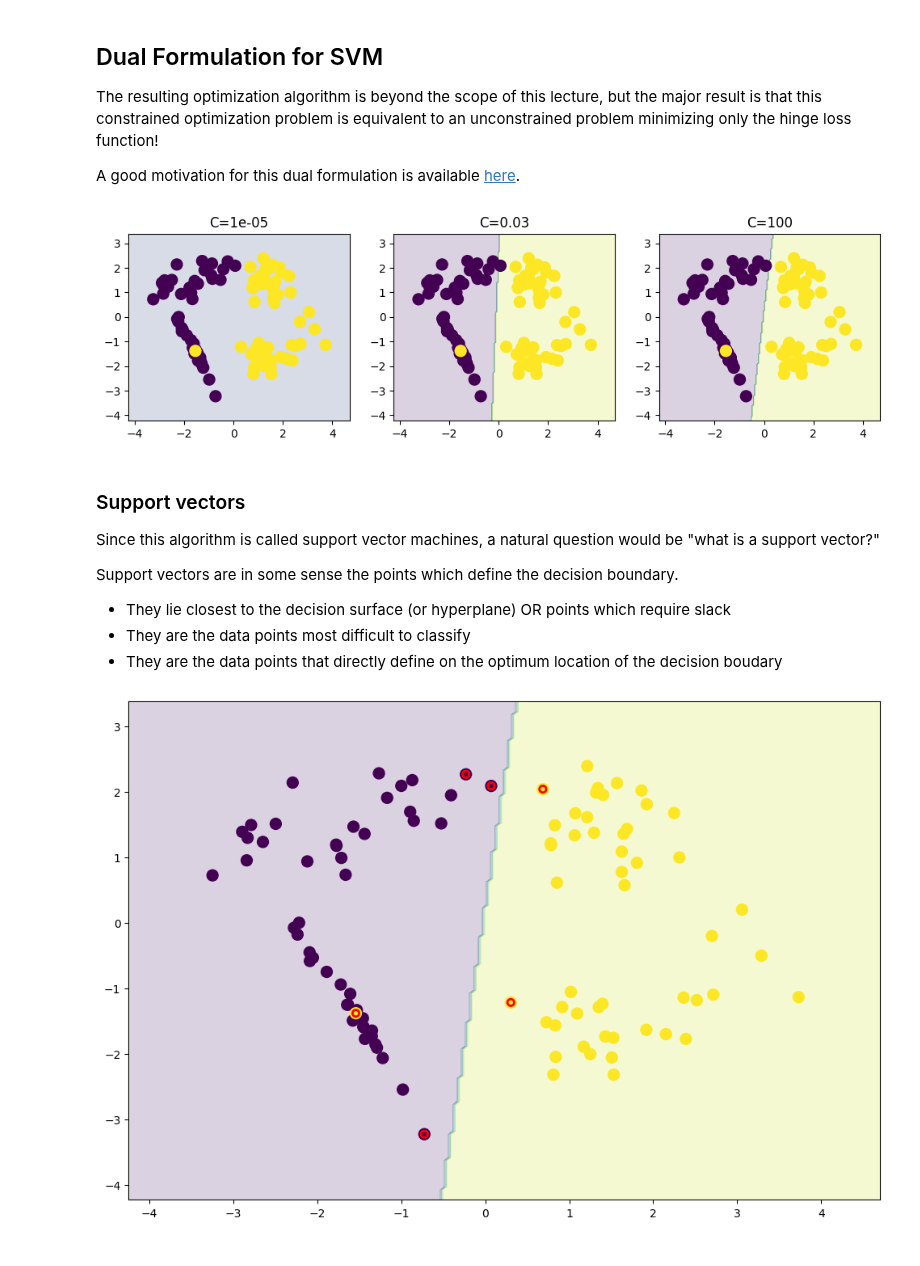
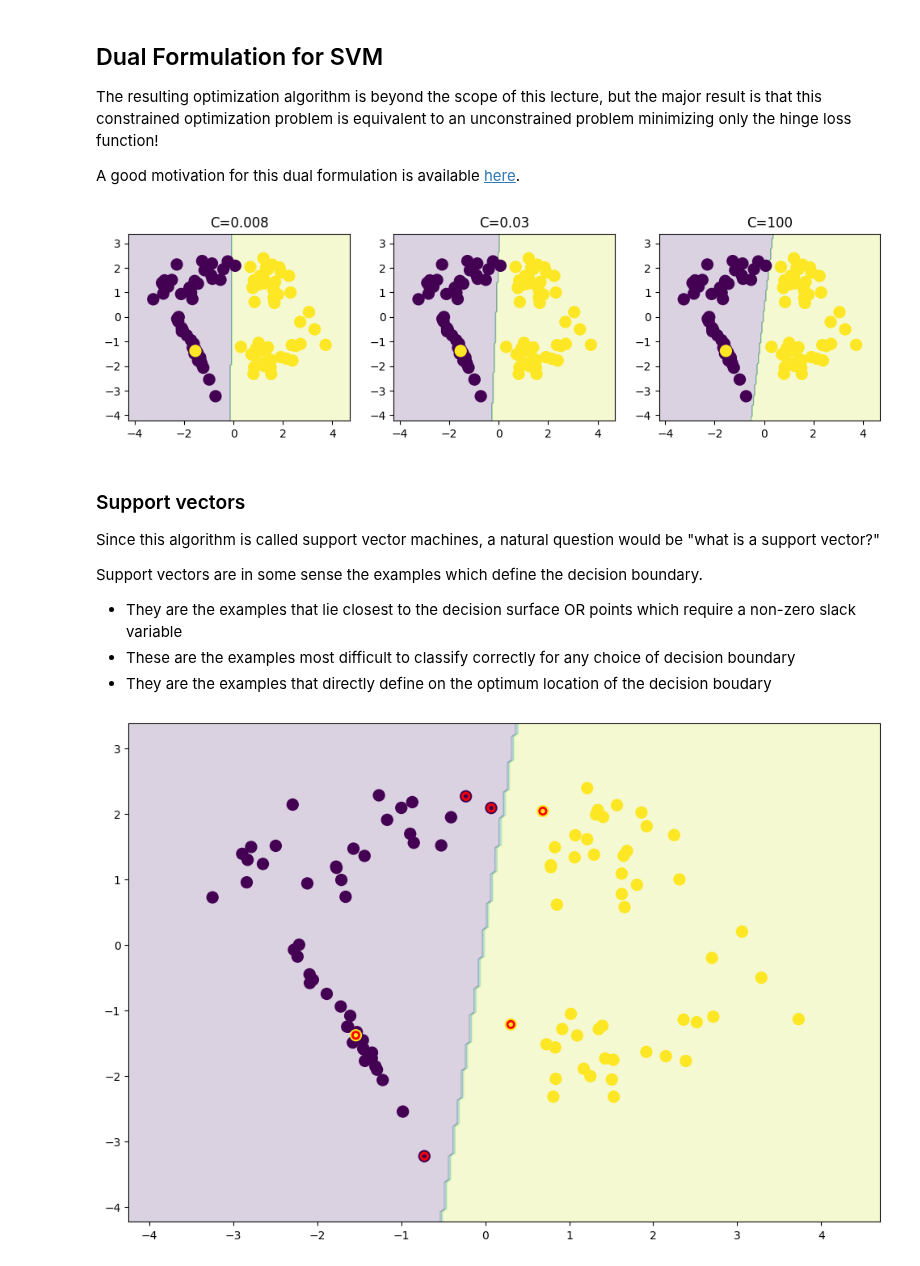
Before and after one commit to rameshnatarajanus/katz-aim5004-fall2025, a Jupyter notebook: notebooks/Lecture-17-Kernel-Methods.ipynb, the cells around one changed output. Saved outputs shown, nothing was run; the diff lists cells and outputs as text; code cells hidden in the pictures.

```diff
--- a/notebooks/Lecture-17-Kernel-Methods.ipynb
+++ b/notebooks/Lecture-17-Kernel-Methods.ipynb
@@ -158,21 +157,21 @@ The resulting optimization algorithm  is beyond the scope of this lecture, but t
 A good motivation for this dual formulation is available [here](https://web.mit.edu/6.034/wwwbob/svm-notes-long-08.pdf).
 # %%
 fig, ax = plt.subplots(1, 3, figsize=(12, 3)) # show different C
-for i, C in enumerate([0.00001, 0.03, 100]):
+for i, C in enumerate([0.008, 0.03, 100]):
     svm = SVC(kernel='linear', C=C).fit(X, y)
     plt.sca(fig.axes[i])
     plot_decision(X, y, svm)
     plt.title(f"C={C}")
 # %% [output]
-[figure, old version]
+[figure, new version]
 # %% [markdown]
 ### Support vectors
 
 Since this algorithm is called support vector machines, a natural question would be "what is a support vector?"
 
-Support vectors are in some sense the points which define the decision boundary.
+Support vectors are in some sense the examples which define the decision boundary.
 
-- They  lie closest to the decision surface (or hyperplane)  OR points which require slack
-- They are the data points most difficult to classify
-- They are the data points that directly define on the optimum location of the decision boudary
+- They are the examples that lie closest to the decision surface  OR points which require a non-zero slack variable
+- These are the examples most difficult to classify correctly for any choice of decision boundary
+- They are the examples that directly define on the optimum location of the decision boudary
 # %%
```
Also changed, not shown: parts of 12 cells of this notebook.
